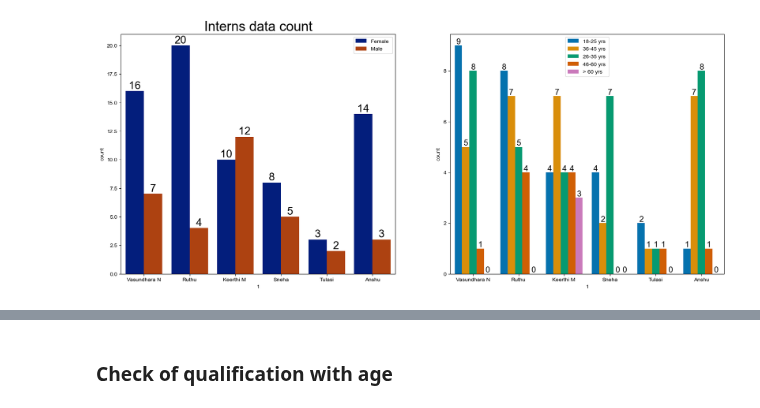
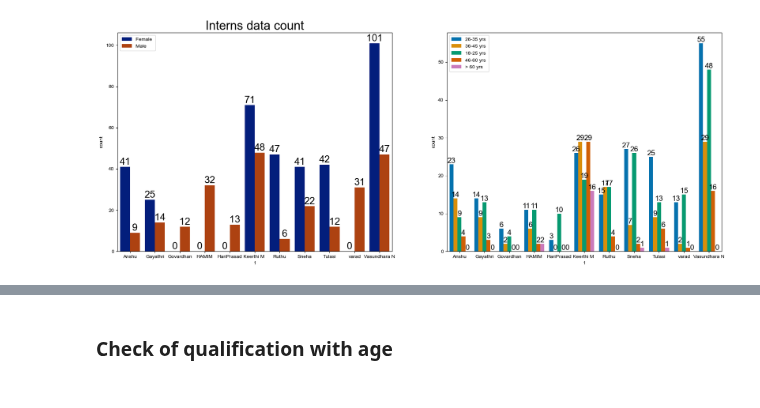
Before and after one commit to Gavaskar24/Metro, a Jupyter notebook: notebook/interns.ipynb, the cells around one changed output, grey strips where cells are left out. Drawn from its saved outputs; the diff is of its cells as text; code cells hidden in the pictures.

```diff
--- a/notebook/interns.ipynb
+++ b/notebook/interns.ipynb
@@ -9,6 +10,6 @@ import re
 # %%
 file_path='E:/Metro2/raw_data//'
-df=pd.read_csv(file_path+'Metro survey no 2 post-processed data Q12c and Q23 updated (17-05-2024 to 18-05-2023) 104 samples.csv')
+df=pd.read_csv(file_path+'Data.csv')
 # %%
 for column in df.select_dtypes(include='object').columns:
     if re.match(r'^12c\([a-e]\)$', column):
@@ -23,9 +29,9 @@ array(['Vasundhara N ', 'Ruthu m', 'Keerthi M ', 'Sneha', 'sneha',
 name_dict = {'Tulasi ':'Tulasi', 'Vasundhara N ': 'Vasundhara N', 'Tulasi NS ':'Tulasi',
         'Varad ':'varad', 'Varad Verma ':'varad', 'Varad Verm ':'varad',
        'Varad. Verma ':'varad', 'Varad Verma':'varad', 'Varad verma':'varad','Sneha ':'Sneha',
-       'HAMIM SADIQUE ':'HAMIM','HAMIM SADIQUE':'HAMIM','Gayathri Krija ':'Gayathri Krija','tulasi ':'Tulasi',
+       'HAMIM SADIQUE ':'HAMIM','HAMIM SADIQUE':'HAMIM','Gayathri Krija ':'Gayathri','tulasi ':'Tulasi',
        'Ruthu m':'Ruthu','Ruthu m ':'Ruthu','sneha':'Sneha','HariPrasad h':'HariPrasad','Hari Prasad ':'HariPrasad','HARIPRASAD ':'HariPrasad',
-       'HariPrasad ':'HariPrasad'}
+       'HariPrasad ':'HariPrasad','Govardhan G ':'Govardhan','Gayathri Krija':'Gayathri'}
 
 # map column 1 names to the above name_dict
 df['1'] = df['1'].map(name_dict).fillna(df['1'])
@@ -43,19 +84,19 @@ print(df[df['21'].isna()]['1'].unique())
 # %%
 
-df['Time stamp time'] = pd.to_datetime(df['Timestamp']).apply(lambda x: x.time())
-df['Start time of survey']=pd.to_datetime(df['Start time of survey'])
-df['Start time of survey'] = df['Start time of survey'].apply(lambda x: datetime.strftime(x, '%H:%M:%S'))
+# df['Time stamp time'] = pd.to_datetime(df['Timestamp']).apply(lambda x: x.time())
+# df['Start time of survey']=pd.to_datetime(df['Start time of survey'])
+# df['Start time of survey'] = df['Start time of survey'].apply(lambda x: datetime.strftime(x, '%H:%M:%S'))
 # %%
 plt.rcParams['font.family'] = 'Arial'
-f,ax=plt.subplots(1,2,figsize=(20,8))
+f,ax=plt.subplots(1,2,figsize=(22,8))
 sns.countplot(x=df['1'],data=df,palette = 'dark',hue='17',saturation=0.95,ax=ax[0])
 ax[0].set_title('Interns data count',color='black',size=25)
 ax[0].legend()
 for container in ax[0].containers:
     ax[0].bar_label(container,color='black',size=20)
 sns.countplot(x=df['1'],data=df,palette = 'colorblind',hue='18',saturation=0.95,ax=ax[1])
 ax[1].legend()
 for container in ax[1].containers:
     ax[1].bar_label(container,color='black',size=15)
 # %% [output]
-[figure, old version]
+[figure, new version]
```
Also changed, not shown: parts of 14 cells of this notebook, 2 other files.
